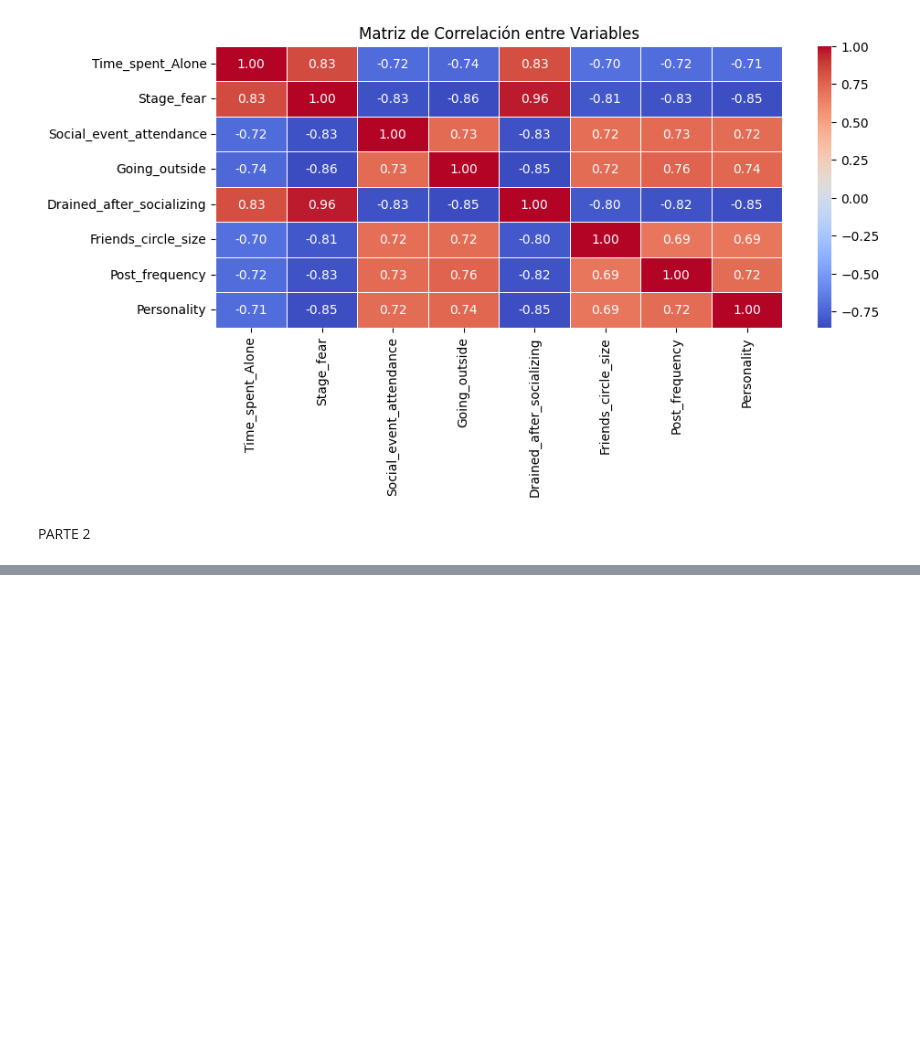
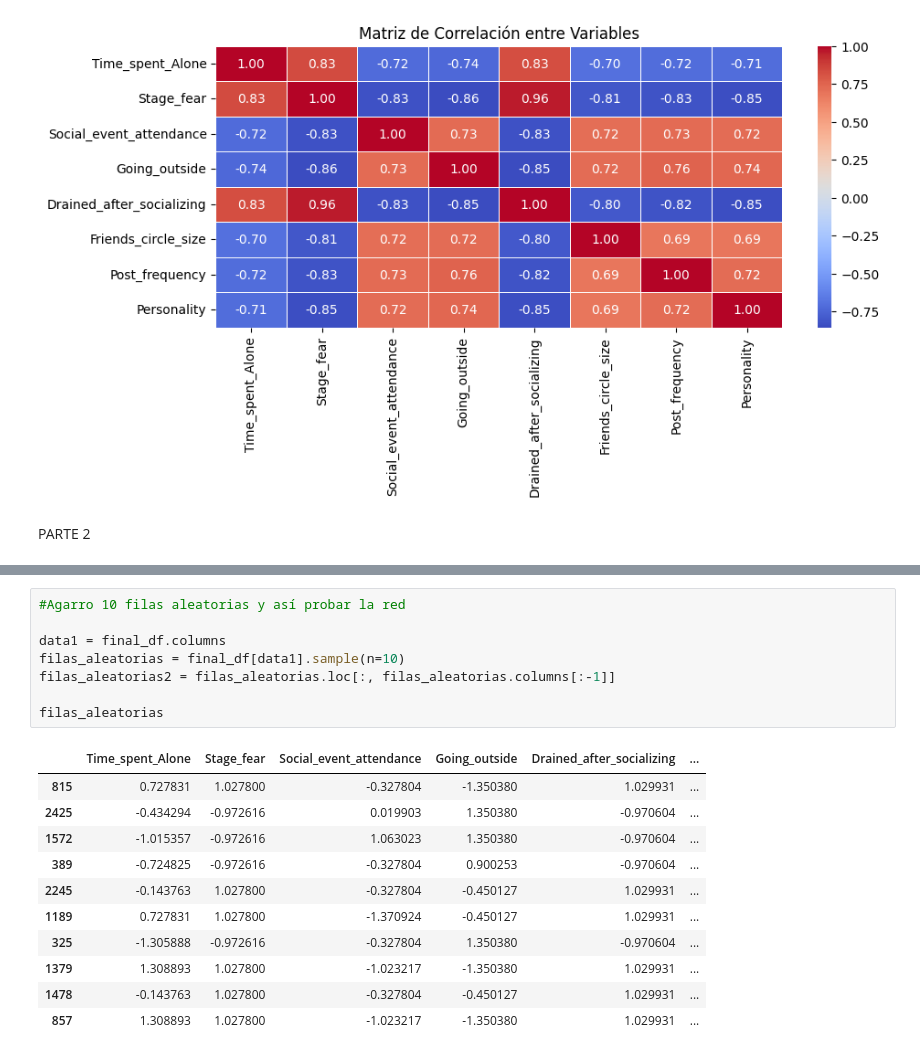
Before and after one commit to julygomez1/TP_Final_Mat3, a Jupyter notebook: Tp_final.ipynb, the cells around one changed output, grey strips where cells are left out. Cells and saved outputs as stored; diff of their text form; blank space fills up the shorter version.

```diff
--- a/Tp_final.ipynb
+++ b/Tp_final.ipynb
@@ -379,0 +386,20 @@ plt.show()
+# %%
+#Agarro 10 filas aleatorias y así probar la red
+
+data1 = final_df.columns
+filas_aleatorias = final_df[data1].sample(n=10)
+filas_aleatorias2 = filas_aleatorias.loc[:, filas_aleatorias.columns[:-1]]
+
+filas_aleatorias
+# %% [output]
+|  | Time_spent_Alone | Stage_fear | Social_event_attendance | Going_outside | Drained_after_socializing | ... |
+| 815 | 0.727831 | 1.027800 | -0.327804 | -1.350380 | 1.029931 | ... |
+| 2425 | -0.434294 | -0.972616 | 0.019903 | 1.350380 | -0.970604 | ... |
+| 1572 | -1.015357 | -0.972616 | 1.063023 | 1.350380 | -0.970604 | ... |
+| 389 | -0.724825 | -0.972616 | -0.327804 | 0.900253 | -0.970604 | ... |
+| 2245 | -0.143763 | 1.027800 | -0.327804 | -0.450127 | 1.029931 | ... |
+| 1189 | 0.727831 | 1.027800 | -1.370924 | -0.450127 | 1.029931 | ... |
+| 325 | -1.305888 | -0.972616 | -0.327804 | 1.350380 | -0.970604 | ... |
+| 1379 | 1.308893 | 1.027800 | -1.023217 | -1.350380 | 1.029931 | ... |
+| 1478 | -0.143763 | 1.027800 | -0.327804 | -0.450127 | 1.029931 | ... |
+| 857 | 1.308893 | 1.027800 | -1.023217 | -1.350380 | 1.029931 | ... |
```
Also changed, not shown: parts of 11 cells of this notebook, 3 other files.
